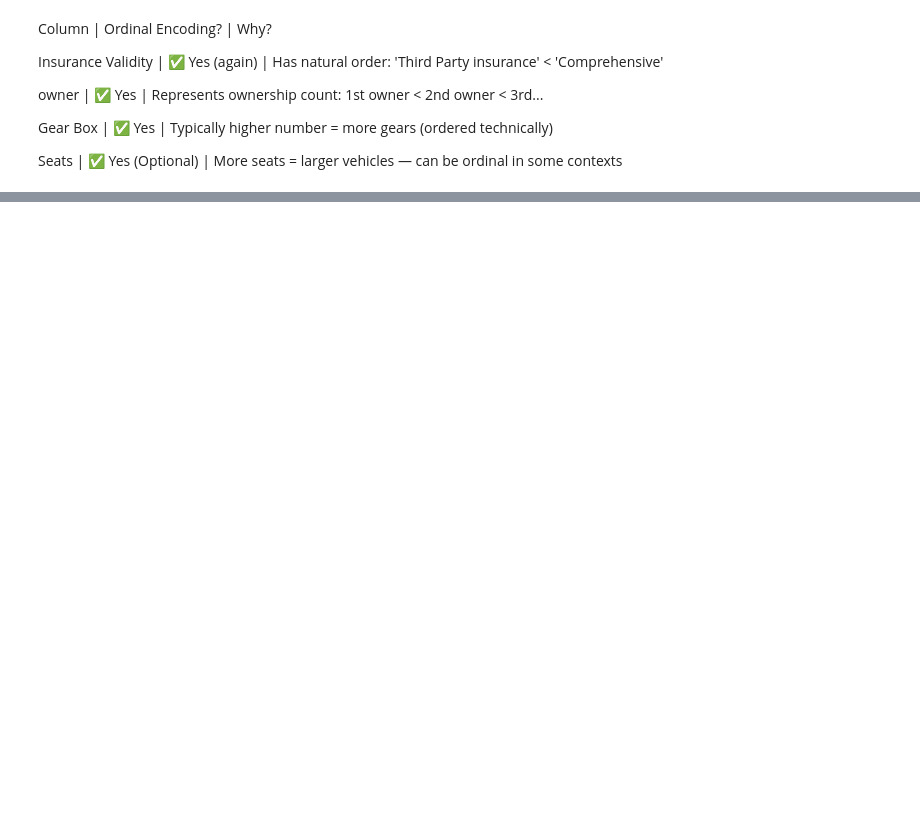
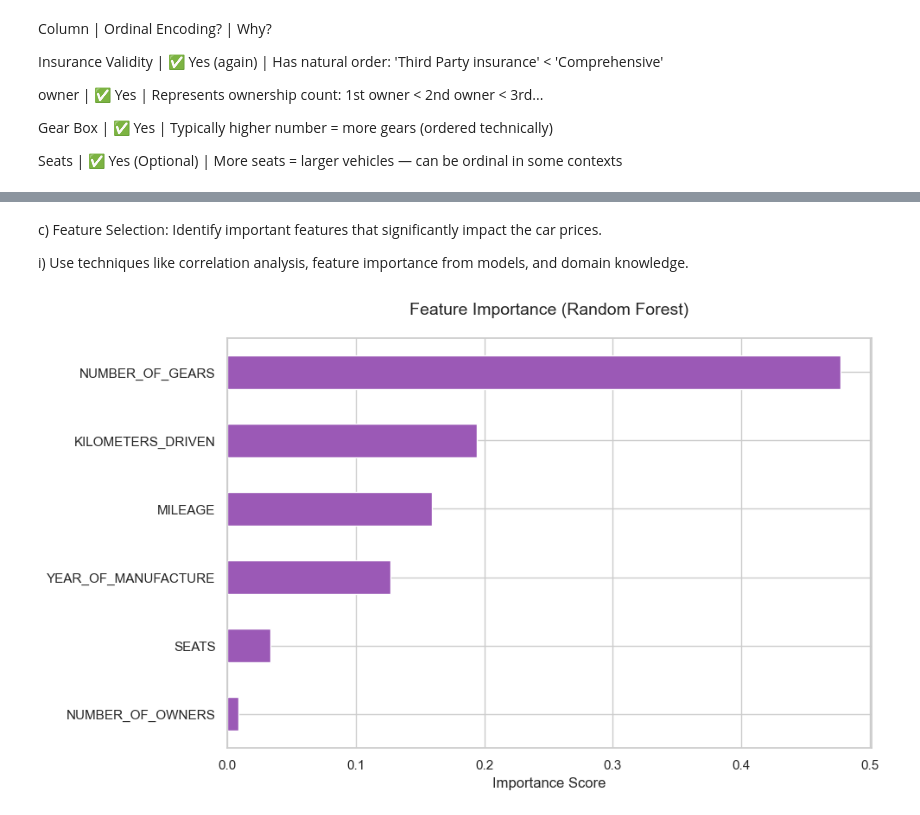
Before and after one commit to buvir/Car-Dheko_Used_Car_Price_Prediction, a Jupyter notebook: Final_Data_cleaning.ipynb, the cells around one changed output, grey strips where cells are left out. Saved outputs shown, nothing was run; the diff lists cells and outputs as text; code cells hidden in the pictures; blank space fills up the shorter version.

```diff
--- a/Final_Data_cleaning.ipynb
+++ b/Final_Data_cleaning.ipynb
@@ -1164,0 +1762,27 @@ df['FUEL_TYPE_ENCODED'] = OrdinalEncoder(categories=[fuel_order]).fit_transform(
+# %% [markdown]
+c)	Feature Selection: Identify important features that significantly impact the car prices.
+
+i)	Use techniques like correlation analysis, feature importance from models, and domain knowledge.
+# %%
+#(Random Forest)
+# =================================================================
+from sklearn.ensemble import RandomForestRegressor
+
+# Prepare data
+X = df[numerical_cols].drop('PRICE', axis=1)
+y = df['PRICE']
+
+# Fit model
+model = RandomForestRegressor(n_estimators=100, random_state=42)
+model.fit(X, y)
+
+# Plot importance
+plt.figure(figsize=(10, 6))
+importance = pd.Series(model.feature_importances_, index=X.columns)
+importance.sort_values().plot.barh(color='#9b59b6')
+plt.title('Feature Importance (Random Forest)', fontsize=14, pad=20)
+plt.xlabel('Importance Score', fontsize=12)
+plt.tight_layout()
+plt.show()
+# %% [output]
+[figure, added]
```
Also changed, not shown: parts of 41 cells of this notebook, 13 other files.
